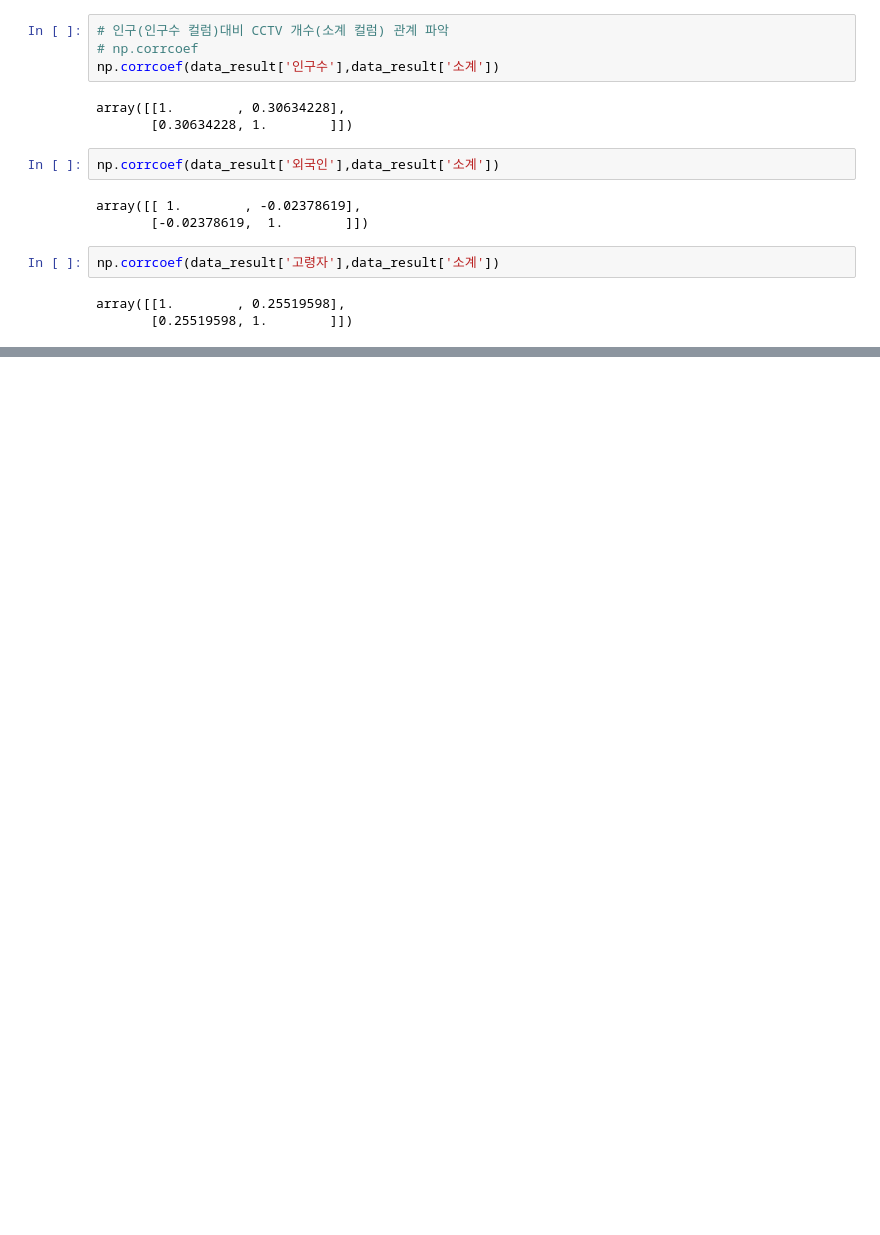
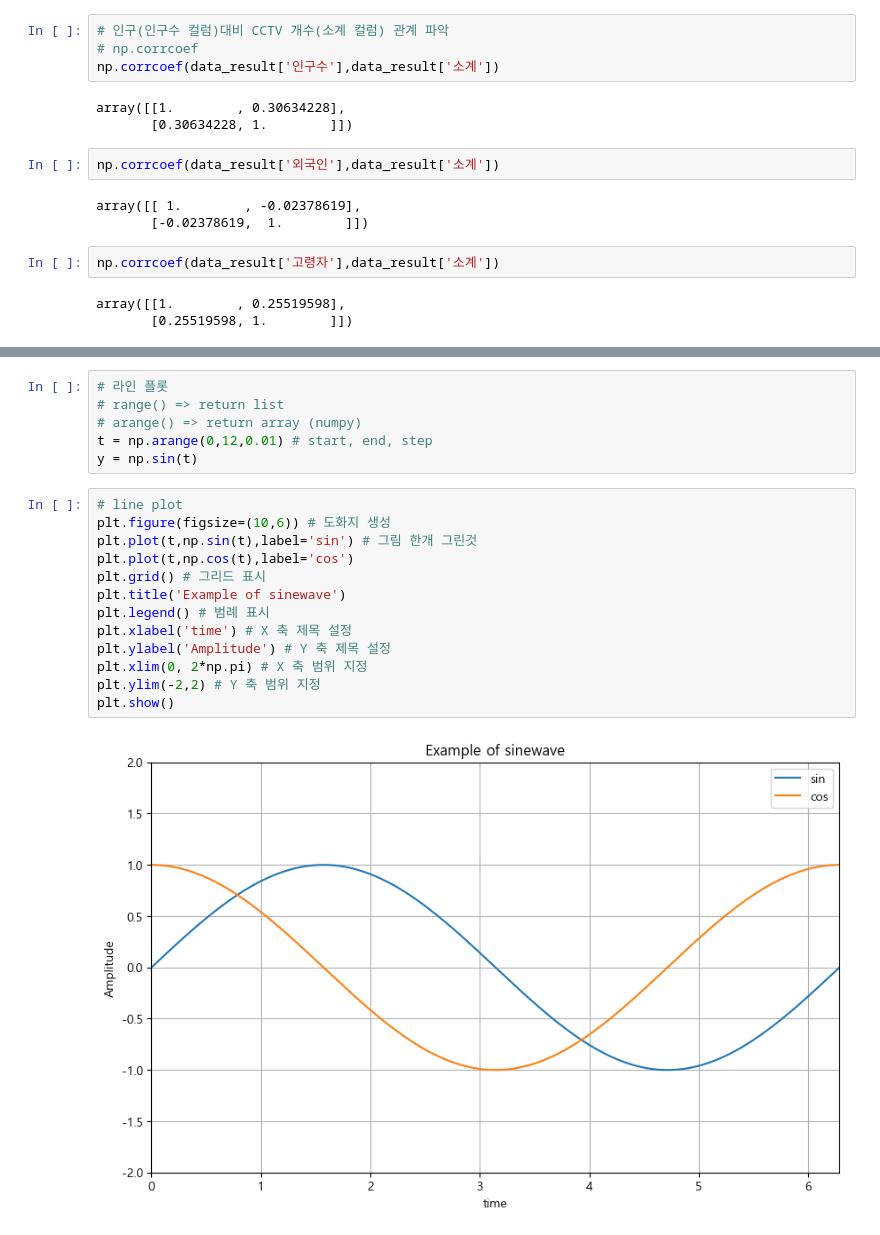
Before and after one commit to jewons91/python, a Jupyter notebook: 데이터처리/01 서울시 구별 cctv 현황 분석.ipynb, the cells around one changed output, grey strips where cells are left out. Saved outputs shown, nothing was run; the diff lists cells and outputs as text; blank space fills up the shorter version.

```diff
--- a/데이터처리/01 서울시 구별 cctv 현황 분석.ipynb
+++ b/데이터처리/01 서울시 구별 cctv 현황 분석.ipynb
@@ -1398,0 +1497,21 @@ array([[1.        , 0.25519598],
+# %%
+# 라인 플롯
+# range() => return list
+# arange() => return array (numpy)
+t = np.arange(0,12,0.01) # start, end, step
+y = np.sin(t)
+# %%
+# line plot
+plt.figure(figsize=(10,6)) # 도화지 생성
+plt.plot(t,np.sin(t),label='sin') # 그림 한개 그린것
+plt.plot(t,np.cos(t),label='cos')
+plt.grid() # 그리드 표시
+plt.title('Example of sinewave')
+plt.legend() # 범례 표시
+plt.xlabel('time') # X 축 제목 설정
+plt.ylabel('Amplitude') # Y 축 제목 설정
+plt.xlim(0, 2*np.pi) # X 축 범위 지정
+plt.ylim(-2,2) # Y 축 범위 지정
+plt.show()
+# %% [output]
+[figure, added]
```
Also changed, not shown: parts of 33 cells of this notebook, 4 other files.
